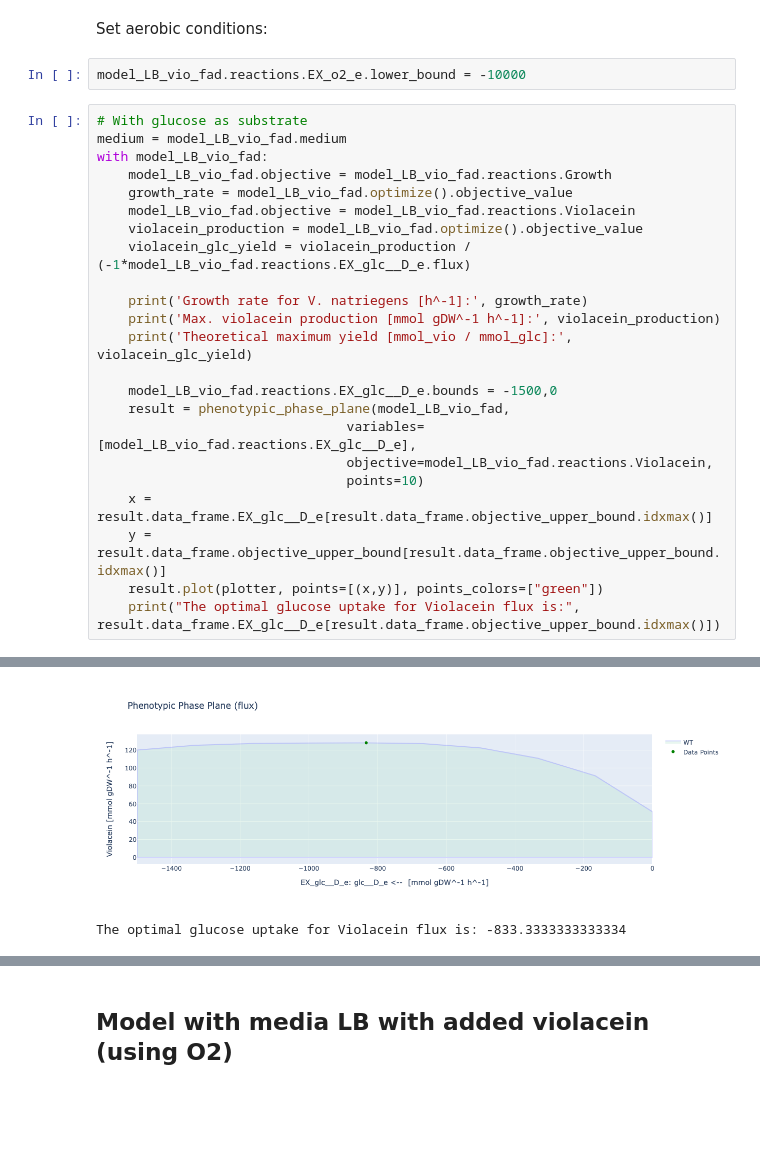
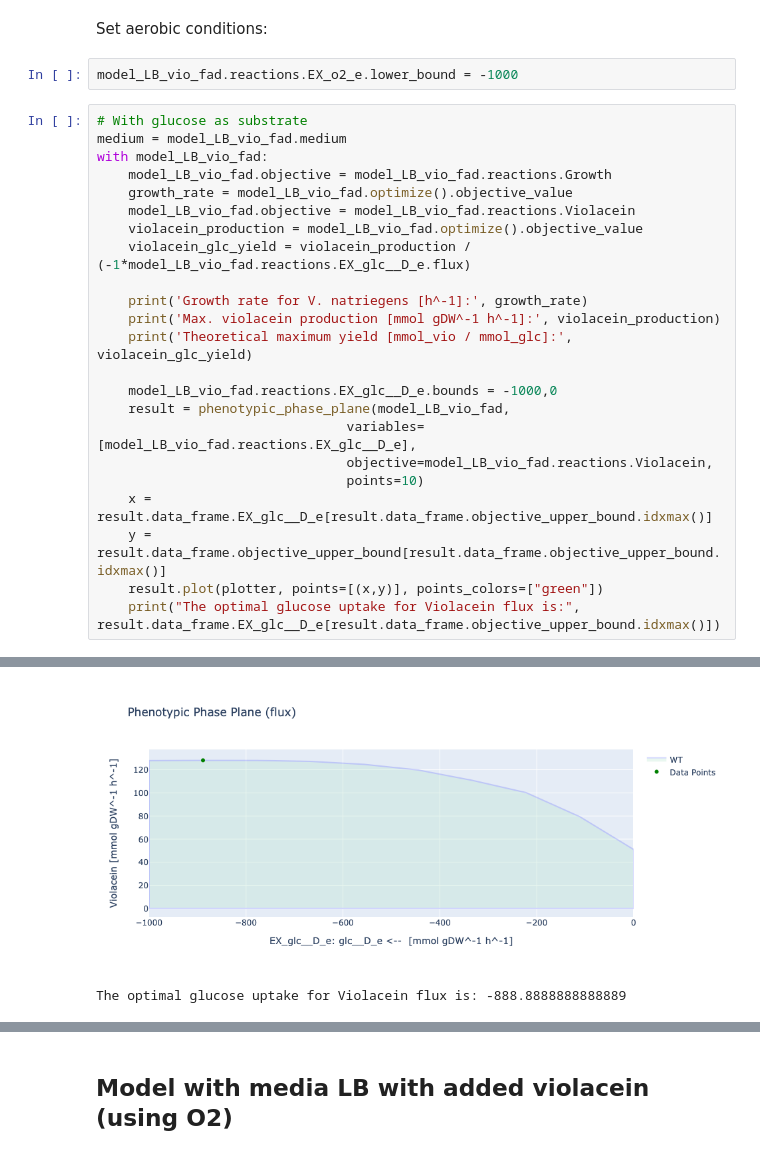
Before and after one commit to 27410/group-assignment-2021-group_1_vibrio_natriegens_2021, a Jupyter notebook: Substrates_study.ipynb, the cells around one changed output, grey strips where cells are left out. Drawn from its saved outputs; the diff is of its cells as text; blank space fills up the shorter version.

Commit message:
m9 model changed to try if it improves

```diff
--- a/Substrates_study.ipynb
+++ b/Substrates_study.ipynb
@@ -14,7 +12,7 @@ model_LB_vio_fad=read_sbml_model('Models/model_VN_LB_vio-fad.xml')
 # %% [markdown]
 Set aerobic conditions:
 # %%
-model_LB_vio_fad.reactions.EX_o2_e.lower_bound = -10000
+model_LB_vio_fad.reactions.EX_o2_e.lower_bound = -1000
 # %%
 # With glucose as substrate
 medium = model_LB_vio_fad.medium
@@ -29,7 +27,7 @@ with model_LB_vio_fad:
     print('Max. violacein production [mmol gDW^-1 h^-1]:', violacein_production)
     print('Theoretical maximum yield [mmol_vio / mmol_glc]:', violacein_glc_yield)
 
-    model_LB_vio_fad.reactions.EX_glc__D_e.bounds = -1500,0
+    model_LB_vio_fad.reactions.EX_glc__D_e.bounds = -1000,0
     result = phenotypic_phase_plane(model_LB_vio_fad,
                                 variables=[model_LB_vio_fad.reactions.EX_glc__D_e],
                                 objective=model_LB_vio_fad.reactions.Violacein,
@@ -46,5 +43,5 @@ Theoretical maximum yield [mmol_vio / mmol_glc]: 5.358202968311284
-[figure, old version]
+[figure, new version]
-The optimal glucose uptake for Violacein flux is: -833.3333333333334
+The optimal glucose uptake for Violacein flux is: -888.8888888888889
 # %%
 # With D-mannitol as substrate
 medium = model_LB_vio_fad.medium
```
Also changed, not shown: parts of 12 cells of this notebook, 5 other files.
